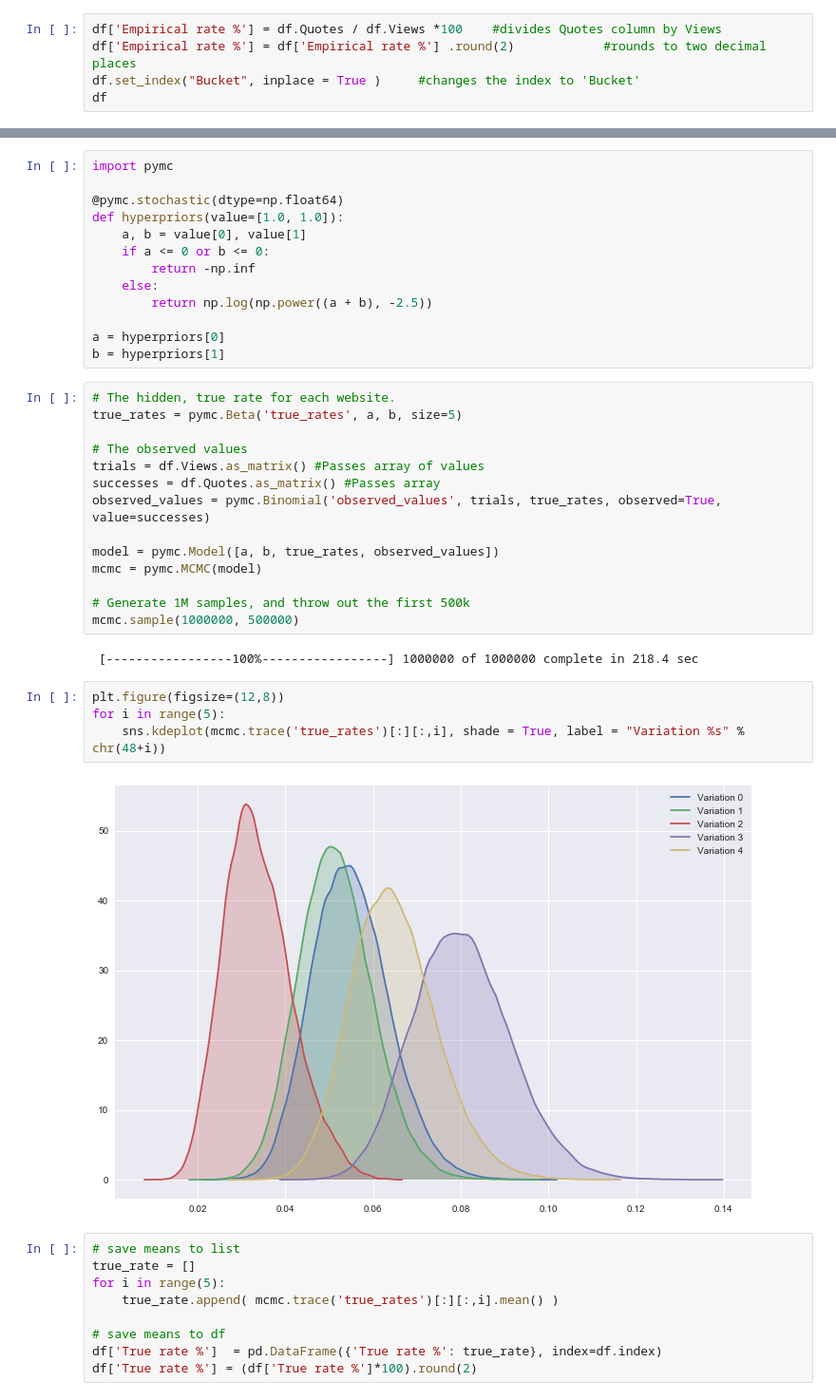
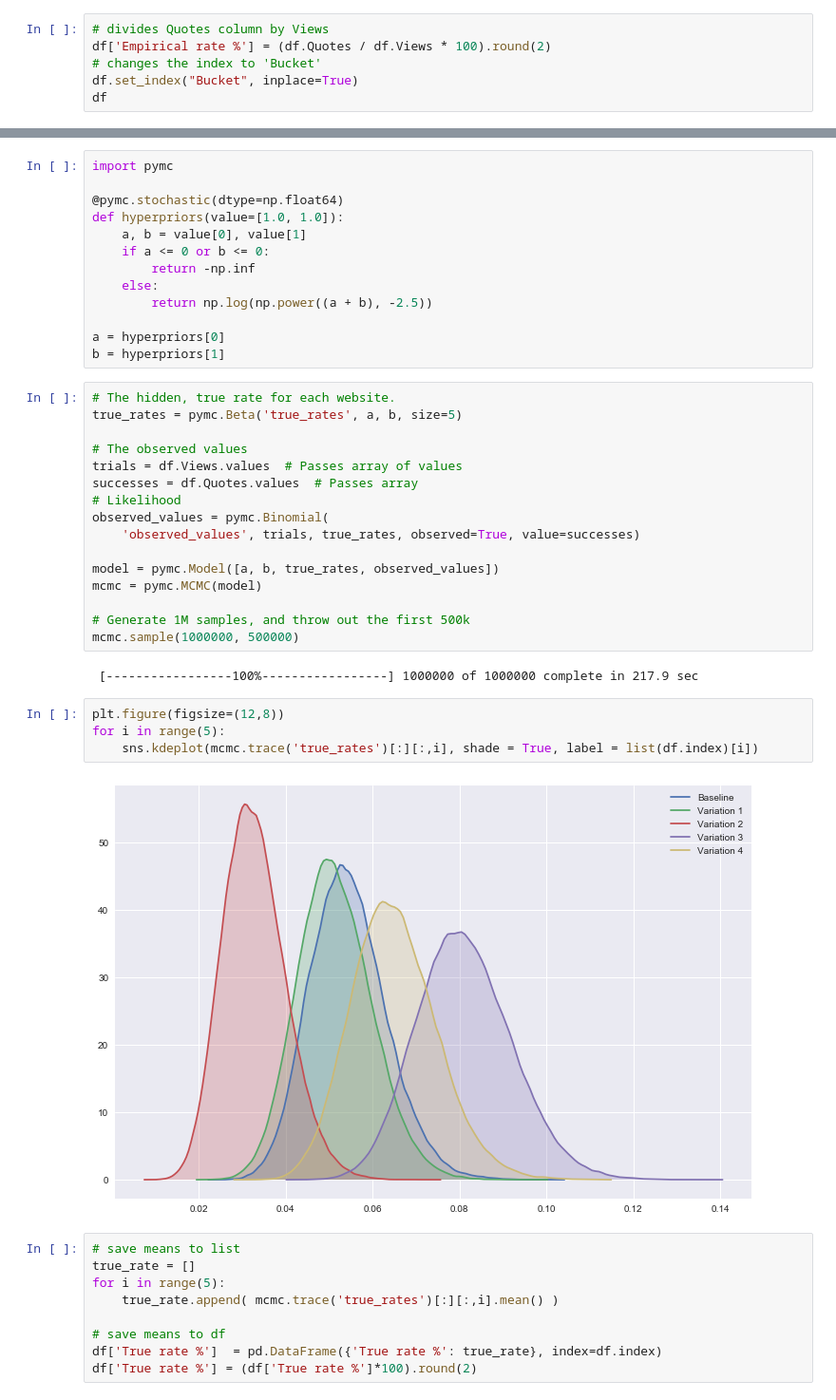
Before and after one commit to caheredia/Data-Science-Portfolio, a Jupyter notebook: Galvanize/deliver/q3-Copy1.ipynb, the cells around one changed output, grey strips where cells are left out. Shown at 95% size. Cells and saved outputs as stored; diff of their text form.

```diff
--- a/Galvanize/deliver/q3-Copy1.ipynb
+++ b/Galvanize/deliver/q3-Copy1.ipynb
@@ -36,9 +36,10 @@ It's difficult to analyze the data with so much of it missing. More informed sug
 
 Without these granular data, we can at least look at the quote rate per variation.
 # %%
-df['Empirical rate %'] = df.Quotes / df.Views *100    #divides Quotes column by Views
-df['Empirical rate %'] = df['Empirical rate %'] .round(2)            #rounds to two decimal places
-df.set_index("Bucket", inplace = True )     #changes the index to 'Bucket'
+# divides Quotes column by Views
+df['Empirical rate %'] = (df.Quotes / df.Views * 100).round(2)
+# changes the index to 'Bucket'
+df.set_index("Bucket", inplace=True)
 df
 # %% [output]
 |  | Quotes | Views | Empirical rate % |
@@ -176,9 +179,11 @@ b = hyperpriors[1]
 true_rates = pymc.Beta('true_rates', a, b, size=5)
 
 # The observed values
-trials = df.Views.as_matrix() #Passes array of values
-successes = df.Quotes.as_matrix() #Passes array
-observed_values = pymc.Binomial('observed_values', trials, true_rates, observed=True, value=successes)
+trials = df.Views.values  # Passes array of values
+successes = df.Quotes.values  # Passes array
+# Likelihood
+observed_values = pymc.Binomial(
+    'observed_values', trials, true_rates, observed=True, value=successes)
 
 model = pymc.Model([a, b, true_rates, observed_values])
 mcmc = pymc.MCMC(model)
@@ -186,13 +191,13 @@ mcmc = pymc.MCMC(model)
 # Generate 1M samples, and throw out the first 500k
 mcmc.sample(1000000, 500000)
 # %% [output]
- [-----------------100%-----------------] 1000000 of 1000000 complete in 218.4 sec
+ [-----------------100%-----------------] 1000000 of 1000000 complete in 217.9 sec
 # %%
 plt.figure(figsize=(12,8))
 for i in range(5):
-    sns.kdeplot(mcmc.trace('true_rates')[:][:,i], shade = True, label = "Variation %s" % chr(48+i))
+    sns.kdeplot(mcmc.trace('true_rates')[:][:,i], shade = True, label = list(df.index)[i])
 # %% [output]
-[figure, old version]
+[figure, new version]
 # %%
 # save means to list
 true_rate = []
```
Also changed, not shown: parts of 5 cells of this notebook, 2 other files.
